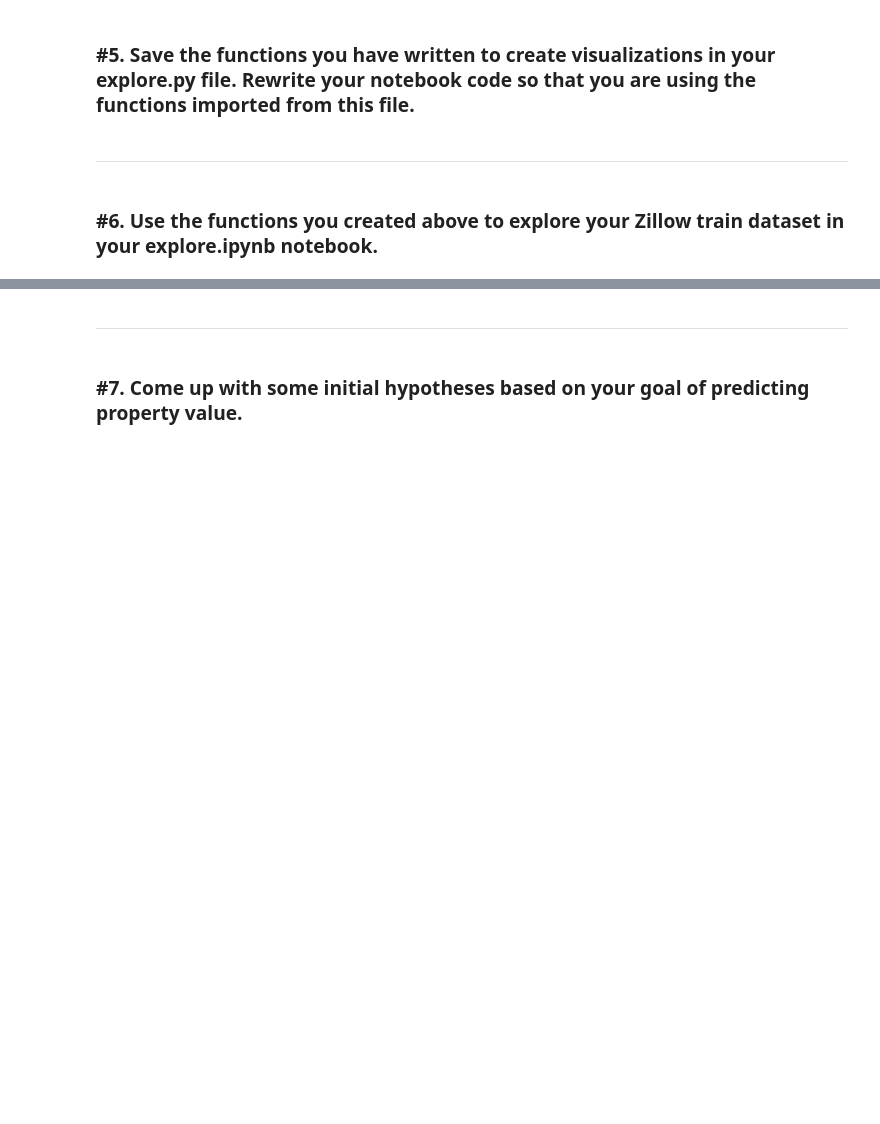
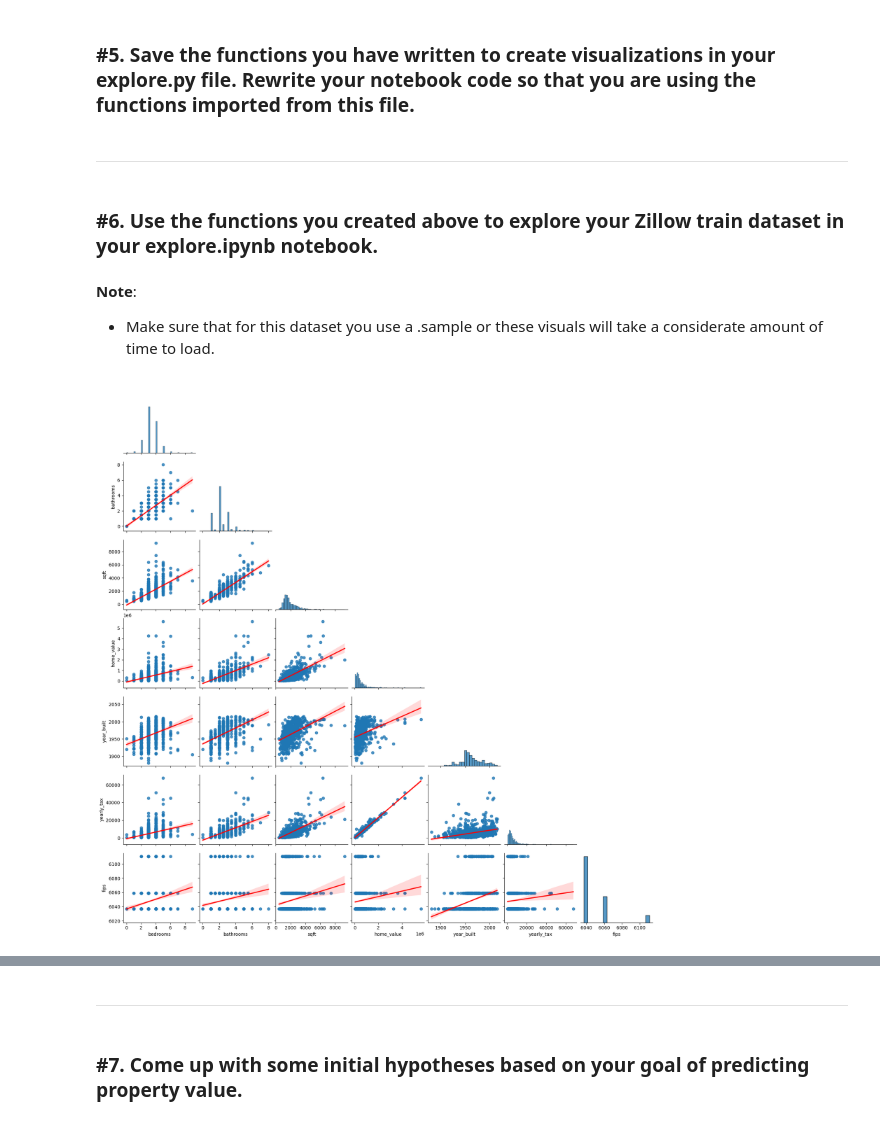
Before and after one commit to CodeupClassroom/noether-regression-exercises, a Jupyter notebook: explore_exercises.ipynb, the cells around one changed output, grey strips where cells are left out. Cells and saved outputs as stored; diff of their text form; code cells hidden in the pictures; blank space fills up the shorter version.

Commit message:
add explore exercises

```diff
--- a/explore_exercises.ipynb
+++ b/explore_exercises.ipynb
@@ -100,3 +90,6 @@ train.head()
 <hr style="border:1px solid black">
 # %% [markdown]
 ### #2. Make sure to perform a train, validate, test split before and use only your train dataset to explore the relationships between independent variables with other independent variables or independent variables with your target variable.
+# %%
+#let's use our function that splits our clean zillow data
+train, validate, test = wrangle.split_clean_zillow()
@@ -116,3 +163,11 @@ train.head()
 <hr style="border:1px solid black">
 # %% [markdown]
 ### #6. Use the functions you created above to explore your Zillow train dataset in your explore.ipynb notebook.
+# %% [markdown]
+<b>Note</b>:
+    <br>
+- Make sure that for this dataset you use a .sample or these visuals will take a considerate amount of time to load.
+# %%
+explore.plot_variable_pairs(train, 'home_value')
+# %% [output]
+[figure, added]
```
Also changed, not shown: parts of 41 cells of this notebook.
